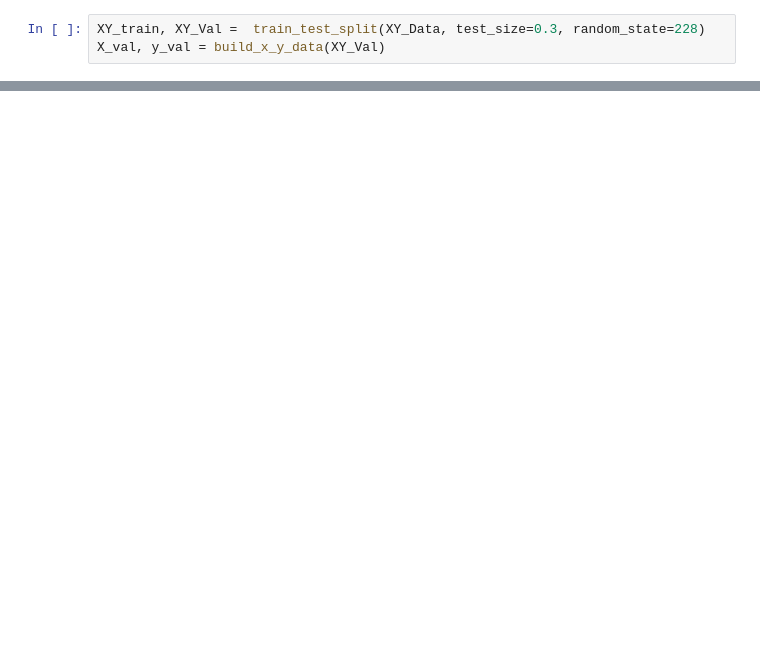
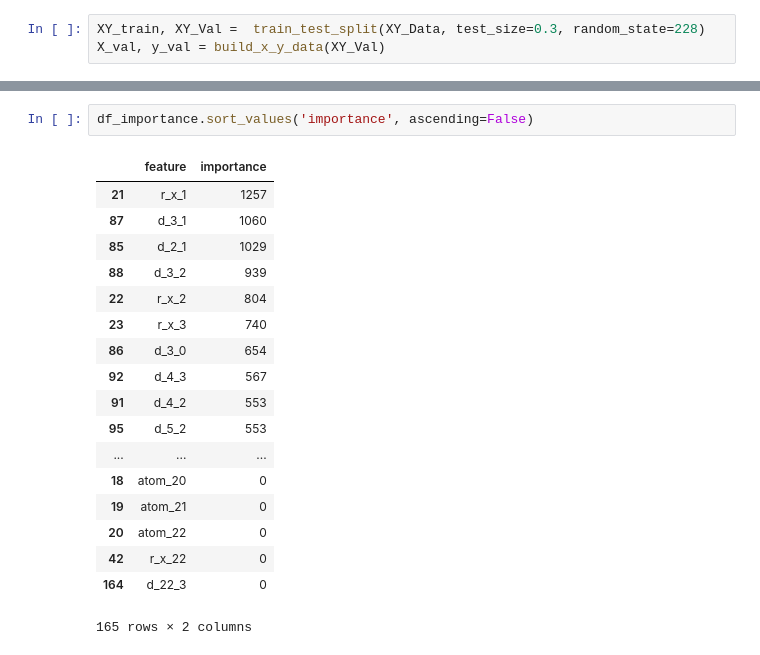
Before and after one commit to dmvlasenk/Kaggle_Predicting_Molecular_Properties, a Jupyter notebook: src/SingleTraning.ipynb, the cells around one changed output, grey strips where cells are left out. Cells and saved outputs as stored; diff of their text form; blank space fills up the shorter version.

```diff
--- a/src/SingleTraning.ipynb
+++ b/src/SingleTraning.ipynb
@@ -78,3 +97,24 @@ plt.grid(True)
+# %%
+df_importance.sort_values('importance', ascending=False)
+# %% [output]
+|  | feature | importance |
+| 21 | r_x_1 | 1257 |
+| 87 | d_3_1 | 1060 |
+| 85 | d_2_1 | 1029 |
+| 88 | d_3_2 | 939 |
+| 22 | r_x_2 | 804 |
+| 23 | r_x_3 | 740 |
+| 86 | d_3_0 | 654 |
+| 92 | d_4_3 | 567 |
+| 91 | d_4_2 | 553 |
+| 95 | d_5_2 | 553 |
+| ... | ... | ... |
+| 18 | atom_20 | 0 |
+| 19 | atom_21 | 0 |
+| 20 | atom_22 | 0 |
+| 42 | r_x_22 | 0 |
+| 164 | d_22_3 | 0 |
+165 rows × 2 columns
 # %%
 plt.plot(y_val, y_pred- y_val, 'ro')
 # %% [output]
```
Also changed, not shown: parts of 11 cells of this notebook, 2 other files.
